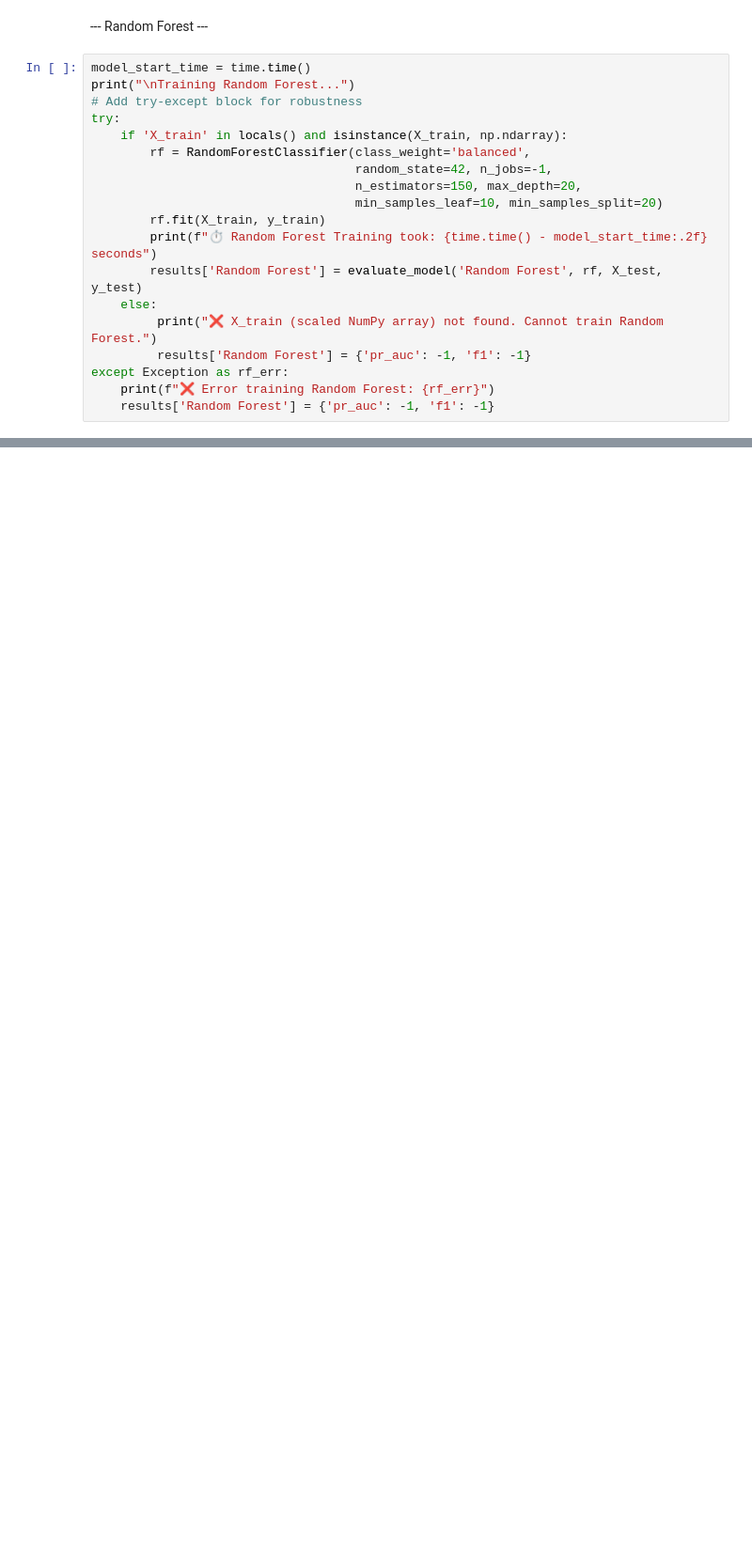
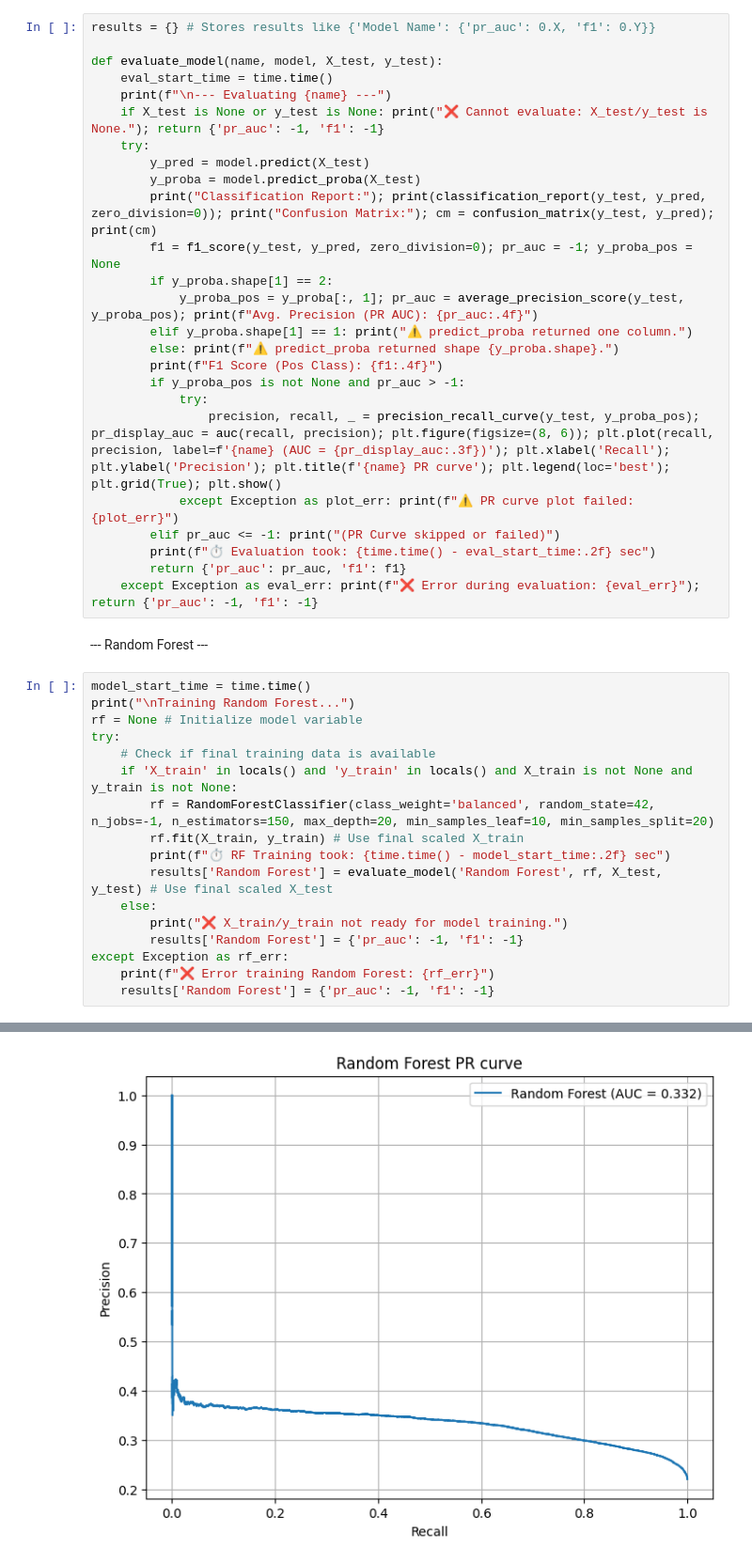
Before and after one commit to Btlyons1/MappingHeat, a Jupyter notebook: model/new_model.ipynb, the cells around one changed output, grey strips where cells are left out. Shown at 94% size. Saved outputs shown, nothing was run; the diff lists cells and outputs as text; blank space fills up the shorter version.

```diff
--- a/model/new_model.ipynb
+++ b/model/new_model.ipynb
@@ -995,21 +635,45 @@ def evaluate_model(name, model, X_test, y_test):
+# %%
+results = {} # Stores results like {'Model Name': {'pr_auc': 0.X, 'f1': 0.Y}}
+
+def evaluate_model(name, model, X_test, y_test):
+    eval_start_time = time.time()
+    print(f"\n--- Evaluating {name} ---")
+    if X_test is None or y_test is None: print("❌ Cannot evaluate: X_test/y_test is None."); return {'pr_auc': -1, 'f1': -1}
+    try:
+        y_pred = model.predict(X_test)
+        y_proba = model.predict_proba(X_test)
+        print("Classification Report:"); print(classification_report(y_test, y_pred, zero_division=0)); print("Confusion Matrix:"); cm = confusion_matrix(y_test, y_pred); print(cm)
+        f1 = f1_score(y_test, y_pred, zero_division=0); pr_auc = -1; y_proba_pos = None
+        if y_proba.shape[1] == 2:
+            y_proba_pos = y_proba[:, 1]; pr_auc = average_precision_score(y_test, y_proba_pos); print(f"Avg. Precision (PR AUC): {pr_auc:.4f}")
+        elif y_proba.shape[1] == 1: print("⚠️ predict_proba returned one column.")
+        else: print(f"⚠️ predict_proba returned shape {y_proba.shape}.")
+        print(f"F1 Score (Pos Class): {f1:.4f}")
+        if y_proba_pos is not None and pr_auc > -1:
+            try:
+                precision, recall, _ = precision_recall_curve(y_test, y_proba_pos); pr_display_auc = auc(recall, precision); plt.figure(figsize=(8, 6)); plt.plot(recall, precision, label=f'{name} (AUC = {pr_display_auc:.3f})'); plt.xlabel('Recall'); plt.ylabel('Precision'); plt.title(f'{name} PR curve'); plt.legend(loc='best'); plt.grid(True); plt.show()
+            except Exception as plot_err: print(f"⚠️ PR curve plot failed: {plot_err}")
+        elif pr_auc <= -1: print("(PR Curve skipped or failed)")
+        print(f"⏱️ Evaluation took: {time.time() - eval_start_time:.2f} sec")
+        return {'pr_auc': pr_auc, 'f1': f1}
+    except Exception as eval_err: print(f"❌ Error during evaluation: {eval_err}"); return {'pr_auc': -1, 'f1': -1}
 # %% [markdown]
 --- Random Forest ---
 # %%
 model_start_time = time.time()
 print("\nTraining Random Forest...")
-# Add try-except block for robustness
+rf = None # Initialize model variable
 try:
-    if 'X_train' in locals() and isinstance(X_train, np.ndarray):
-        rf = RandomForestClassifier(class_weight='balanced',
-                                    random_state=42, n_jobs=-1,
-                                    n_estimators=150, max_depth=20,
-                                    min_samples_leaf=10, min_samples_split=20)
-        rf.fit(X_train, y_train)
-        print(f"⏱️ Random Forest Training took: {time.time() - model_start_time:.2f} seconds")
-        results['Random Forest'] = evaluate_model('Random Forest', rf, X_test, y_test)
+    # Check if final training data is available
+    if 'X_train' in locals() and 'y_train' in locals() and X_train is not None and y_train is not None:
+        rf = RandomForestClassifier(class_weight='balanced', random_state=42, n_jobs=-1, n_estimators=150, max_depth=20, min_samples_leaf=10, min_samples_split=20)
+        rf.fit(X_train, y_train) # Use final scaled X_train
+        print(f"⏱️ RF Training took: {time.time() - model_start_time:.2f} sec")
+        results['Random Forest'] = evaluate_model('Random Forest', rf, X_test, y_test) # Use final scaled X_test
     else:
-         print("❌ X_train (scaled NumPy array) not found. Cannot train Random Forest.")
-         results['Random Forest'] = {'pr_auc': -1, 'f1': -1}
+        print("❌ X_train/y_train not ready for model training.")
+        results['Random Forest'] = {'pr_auc': -1, 'f1': -1}
 except Exception as rf_err:
     print(f"❌ Error training Random Forest: {rf_err}")
     results['Random Forest'] = {'pr_auc': -1, 'f1': -1}
+# %% [output]
@@ -1015,0 +699 @@ except Exception as rf_err:
+[figure, added]
```
Also changed, not shown: parts of 88 cells of this notebook, 10 other files.
